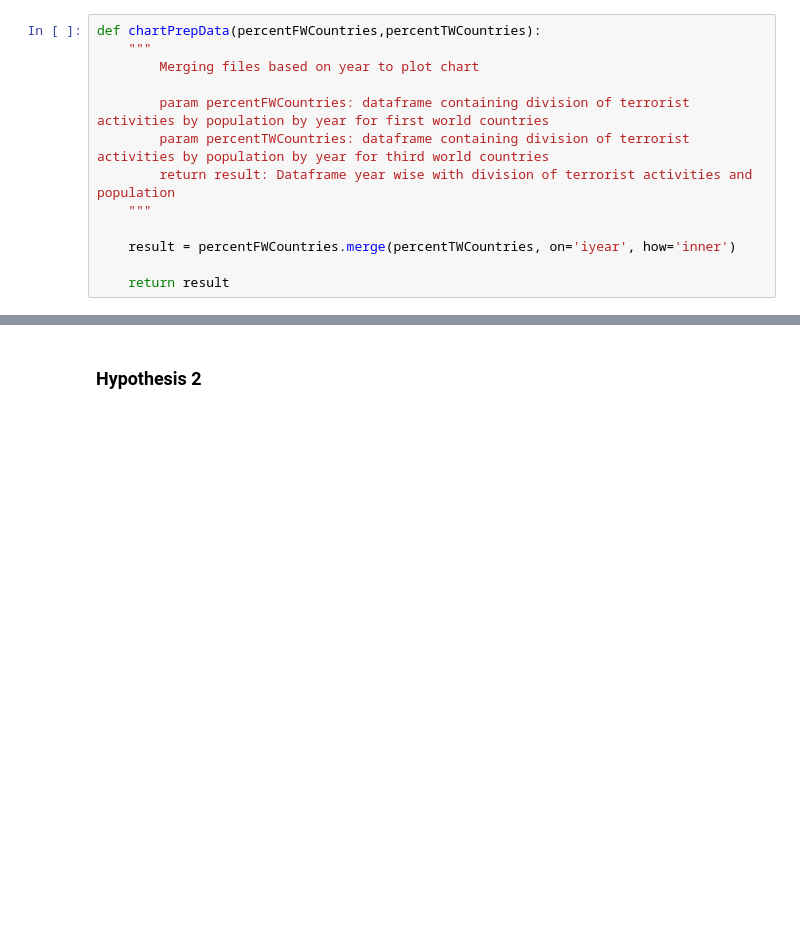
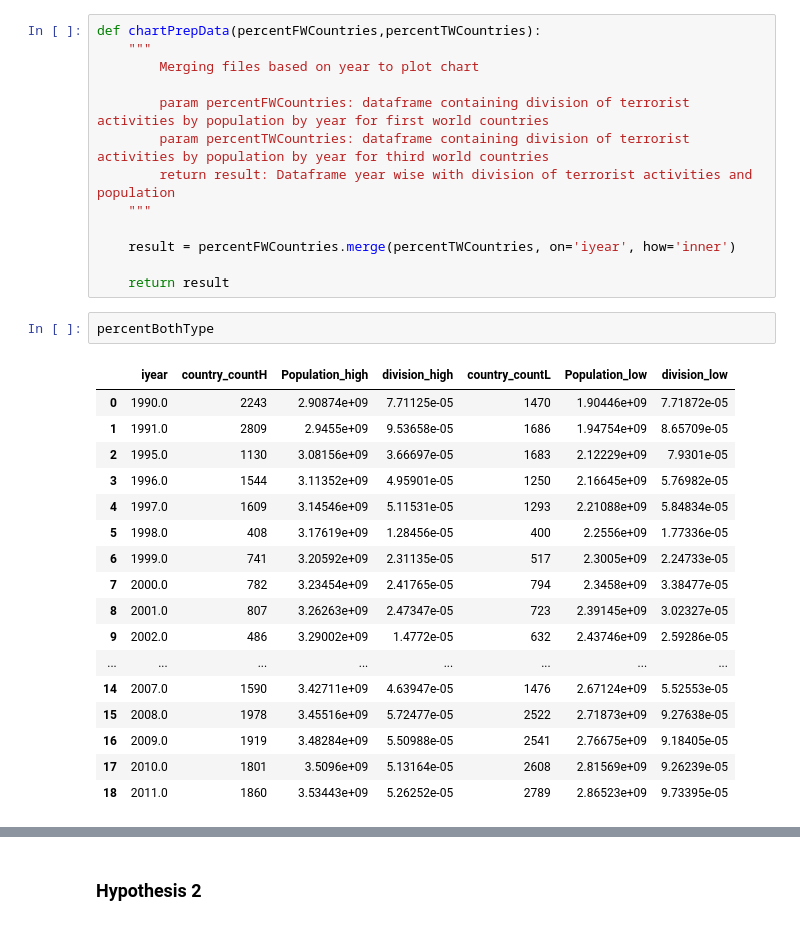
Before and after one commit to iSchool-597PR/2021_Spring_finals, a Jupyter notebook: PR_Final_Project.ipynb, the cells around one changed output, grey strips where cells are left out. Saved outputs shown, nothing was run; the diff lists cells and outputs as text; blank space fills up the shorter version.

```diff
--- a/PR_Final_Project.ipynb
+++ b/PR_Final_Project.ipynb
@@ -258,5 +470,25 @@ def chartPrepData(percentFWCountries,percentTWCountries):
     result = percentFWCountries.merge(percentTWCountries, on='iyear', how='inner')
 
     return result
+# %%
+percentBothType
+# %% [output]
+|  | iyear | country_countH | Population_high | division_high | country_countL | Population_low | division_low |
+| 0 | 1990.0 | 2243 | 2.90874e+09 | 7.71125e-05 | 1470 | 1.90446e+09 | 7.71872e-05 |
+| 1 | 1991.0 | 2809 | 2.9455e+09 | 9.53658e-05 | 1686 | 1.94754e+09 | 8.65709e-05 |
+| 2 | 1995.0 | 1130 | 3.08156e+09 | 3.66697e-05 | 1683 | 2.12229e+09 | 7.9301e-05 |
+| 3 | 1996.0 | 1544 | 3.11352e+09 | 4.95901e-05 | 1250 | 2.16645e+09 | 5.76982e-05 |
+| 4 | 1997.0 | 1609 | 3.14546e+09 | 5.11531e-05 | 1293 | 2.21088e+09 | 5.84834e-05 |
+| 5 | 1998.0 | 408 | 3.17619e+09 | 1.28456e-05 | 400 | 2.2556e+09 | 1.77336e-05 |
+| 6 | 1999.0 | 741 | 3.20592e+09 | 2.31135e-05 | 517 | 2.3005e+09 | 2.24733e-05 |
+| 7 | 2000.0 | 782 | 3.23454e+09 | 2.41765e-05 | 794 | 2.3458e+09 | 3.38477e-05 |
+| 8 | 2001.0 | 807 | 3.26263e+09 | 2.47347e-05 | 723 | 2.39145e+09 | 3.02327e-05 |
+| 9 | 2002.0 | 486 | 3.29002e+09 | 1.4772e-05 | 632 | 2.43746e+09 | 2.59286e-05 |
+| ... | ... | ... | ... | ... | ... | ... | ... |
+| 14 | 2007.0 | 1590 | 3.42711e+09 | 4.63947e-05 | 1476 | 2.67124e+09 | 5.52553e-05 |
+| 15 | 2008.0 | 1978 | 3.45516e+09 | 5.72477e-05 | 2522 | 2.71873e+09 | 9.27638e-05 |
+| 16 | 2009.0 | 1919 | 3.48284e+09 | 5.50988e-05 | 2541 | 2.76675e+09 | 9.18405e-05 |
+| 17 | 2010.0 | 1801 | 3.5096e+09 | 5.13164e-05 | 2608 | 2.81569e+09 | 9.26239e-05 |
+| 18 | 2011.0 | 1860 | 3.53443e+09 | 5.26252e-05 | 2789 | 2.86523e+09 | 9.73395e-05 |
 # %%
 #plots the terrorism count of first and third world countries
```
Also changed, not shown: parts of 27 cells of this notebook.
